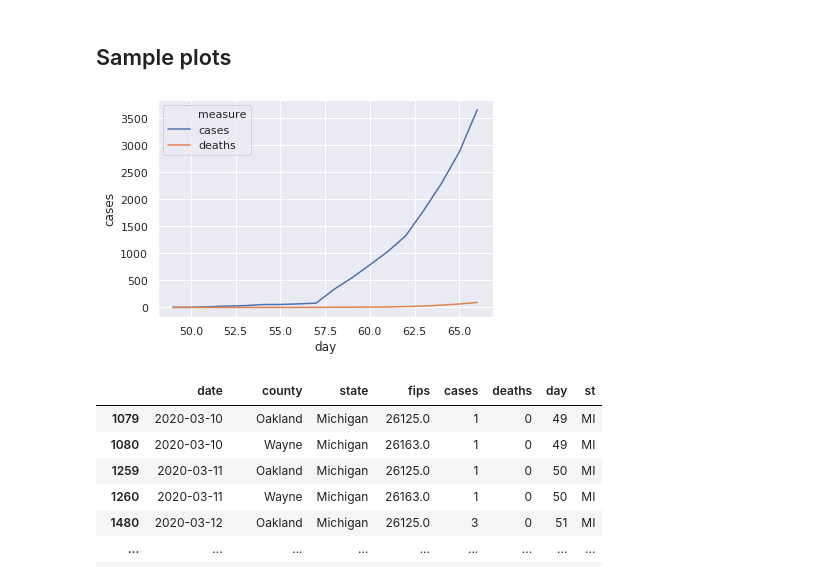
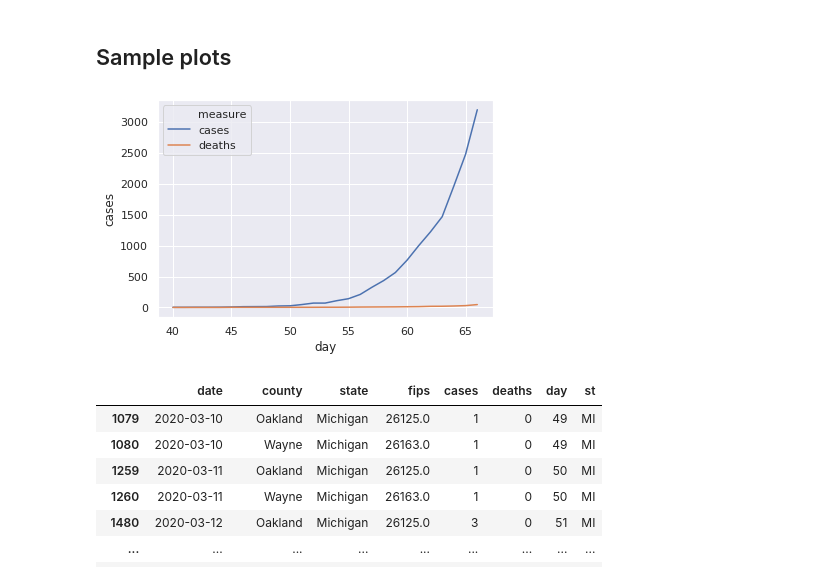
Before and after one commit to misken/c19, a Jupyter notebook: get_c19_data_nytimes.ipynb, the cells around one changed output. Saved outputs shown, nothing was run; the diff lists cells and outputs as text; code cells hidden in the pictures.

```diff
--- a/get_c19_data_nytimes.ipynb
+++ b/get_c19_data_nytimes.ipynb
@@ -33,7 +36,12 @@ https://raw.githubusercontent.com/nytimes/covid-19-data/master/us-counties.csv
 # %%
 # Get data directly from NYTimes
-NYT_counties_path = 'https://raw.githubusercontent.com/nytimes/covid-19-data/master/us-counties.csv'
-NYT_states_path = 'https://raw.githubusercontent.com/nytimes/covid-19-data/master/us-states.csv'
+# NYT_counties_path = 'https://raw.githubusercontent.com/nytimes/covid-19-data/master/us-counties.csv'
+# NYT_states_path = 'https://raw.githubusercontent.com/nytimes/covid-19-data/master/us-states.csv'
+
+# Using local data that's already been downloaded or git pulled.
+local_data_path = os.environ['C19_HOME']
+NYT_counties_path = '{}/community/covid-19-data/us-counties.csv'.format(local_data_path)
+NYT_states_path = '{}/community/covid-19-data/us-states.csv'.format(local_data_path)
 
 NYT_counties_df = pd.read_csv(NYT_counties_path, parse_dates=['date'])
 NYT_states_df = pd.read_csv(NYT_states_path, parse_dates=['date'])
@@ -134,9 +142,9 @@ NYT_states_long_df.to_csv("{}NYT_states_long.csv".format(data_export_path), inde
 ## Sample plots
 # %%
 sns.lineplot(x='day', y='cases', hue='measure',
-             data=NYT_states_long_df.loc[NYT_states_long_df['st'] == 'MI']);
+             data=NYT_states_long_df.loc[NYT_states_long_df['st'] == 'FL']);
 # %% [output]
-[figure, old version]
+[figure, new version]
 # %%
 se_counties = ['Oakland', 'Macomb', 'Wayne', 'Washtenaw', 'St. Clair']
 semich_df = NYT_counties_df.loc[NYT_counties_df['county'].isin(se_counties) & NYT_counties_df['st'].isin(['MI'])]
```
Also changed, not shown: parts of 4 cells of this notebook.
